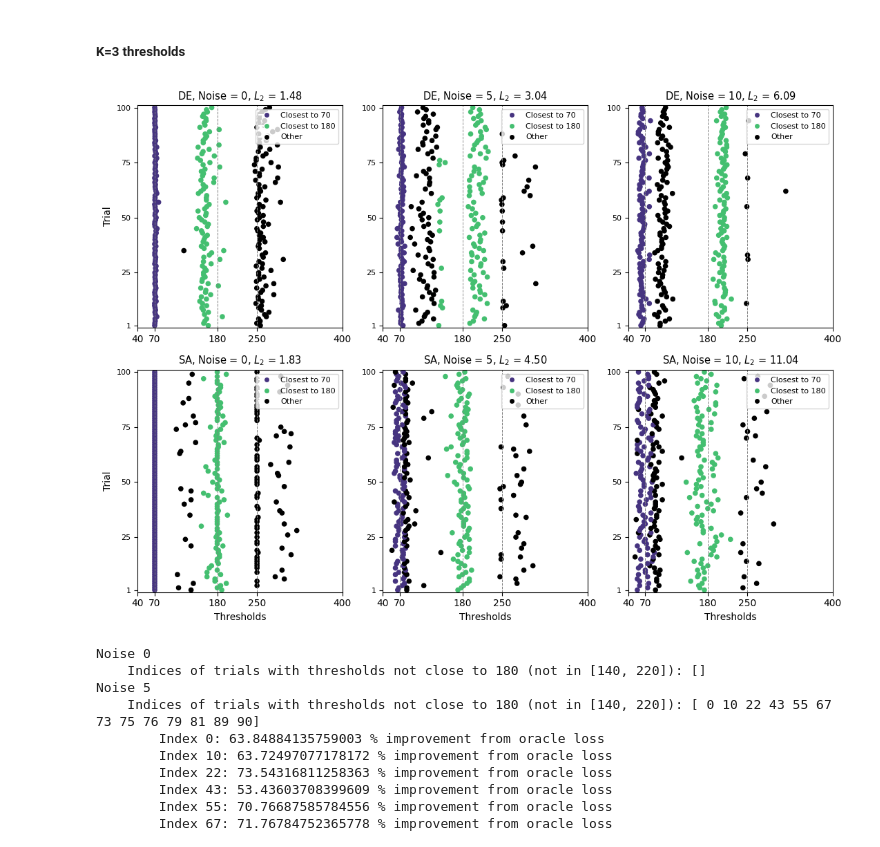
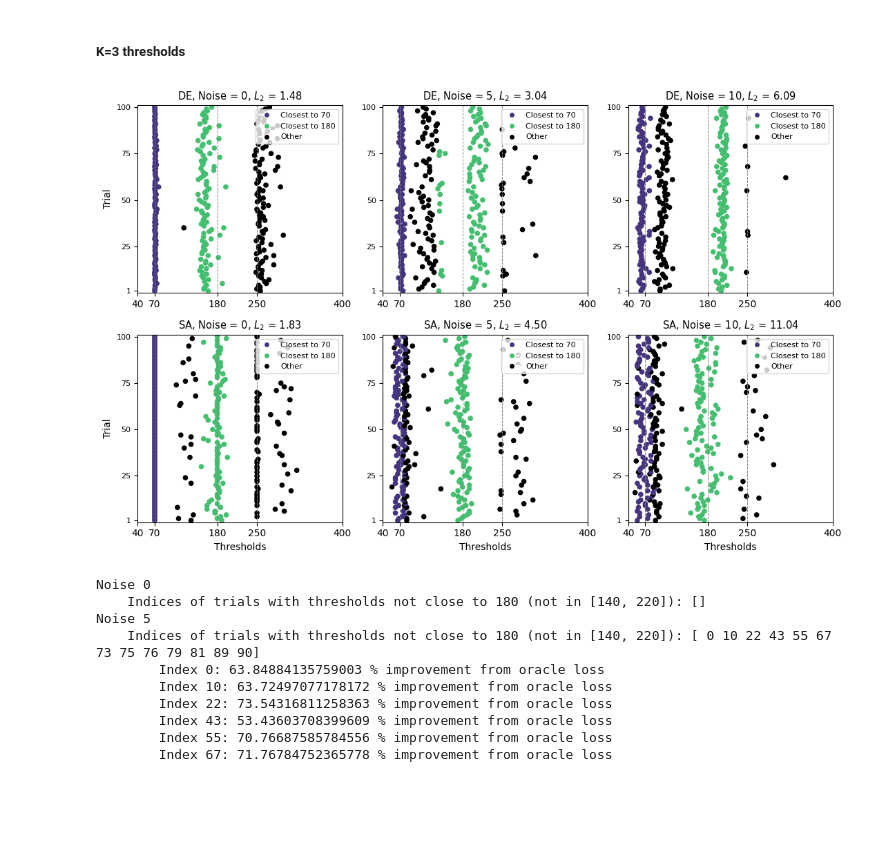
Before and after one commit to IrinaStatsLab/OptiThresholds, a Jupyter notebook: Simulations.ipynb, the cells around one changed output. Saved outputs shown, nothing was run; the diff lists cells and outputs as text; code cells hidden in the pictures; blank space fills up the shorter version.

```diff
--- a/Simulations.ipynb
+++ b/Simulations.ipynb
@@ -649,20 +608,17 @@ res2 = run_greedy_parallel(n=200, reps=100, njobs=50, noise=10, loss="Loss2")
 # %%
 # Loss 1
-noise_levels = [0, 5, 10]
-loss_types = ['Loss1']
-n, K = 200, 2
+for noise in noise_levels:
+    loss = "Loss1"
 
-for noise in noise_levels:
-    for loss in loss_types:
-        # Load saved results
-        with open(f"results/simulation2/ss-n{n}-noise{noise}_{loss}.pkl", 'rb') as f:
-            res = pickle.load(f)
+    # Load saved results
+    with open(f"results/simulation2/ss-n{n}-noise{noise}_{loss}.pkl", 'rb') as f:
+        res = pickle.load(f)
 
-        # Extract thresholds and L1 losses
-        thresholds3 = np.array([r['thresholds'] for r in res])
-        losses3 = np.array([r['loss_history'][3] for r in res])
-        print(f"Noise {noise} - {loss}")
-        print(f"    Thresholds 3: {thresholds3.mean(axis=0)} +/- {thresholds3.std(axis=0)}")
-        print(f"    Loss 1: {losses3.mean(axis=0)} +/- {losses3.std(axis=0)}")
+    # Extract thresholds and L1 losses
+    thresholds3 = np.array([r['thresholds'] for r in res])
+    losses3 = np.array([r['loss_history'][3] for r in res])
+    print(f"Noise {noise} - {loss}")
+    print(f"    Thresholds 3: {thresholds3.mean(axis=0)} +/- {thresholds3.std(axis=0)}")
+    print(f"    Loss 1: {losses3.mean(axis=0)} +/- {losses3.std(axis=0)}")
 # %% [output]
 Noise 0 - Loss1
@@ -793,7 +719,17 @@ rep100_result = run_greedy_parallel(n=200, reps=100, K=2, njobs=50, noise=10)
+# %%
+# 85 min with 50 cores
+for noise in noise_levels:
+    rep100_result = run_parallel_method(
+        method="paa",
+        n=n,
+        reps=reps,
+        njobs=njobs,
+        noise=noise,
+        K=K["paa"],
+        setting="Setting2",
+    )
 # %%
-n = 200
-
-for noise in [0, 5, 10]:
+for noise in noise_levels:
     print(f"Results for noise {noise}")
 
     # Load saved results
@@ -830,7 +900,7 @@ viridis = plt.get_cmap('viridis')
 purple_color = viridis(0.15)  # viridis purple value
 green_color = viridis(0.7)    # viridis green value
 
-plt.figure(figsize=(11, 8))
+plt.figure(figsize=(11, 7))
 
 methods_name = ['DE', 'SA']  # Methods
 
@@ -866,34 +936,35 @@ for k, method_name in enumerate(methods_name):
 
         plt.ylim(0, 101)
         plt.xticks([40, 70, 180, 250, 400])
         plt.yticks([1, 25, 50, 75, 100], fontsize=8)
 
         # Set title
         title = f"{method_name}, Noise = {noise}"
         if loss is not None:
             title += r", $L_2$ = {:.2f}".format(np.mean(loss))
         plt.title(title, fontsize=10.5)
 
         # Axis labels
         if k == 1:  # Bottom row
             plt.xlabel('Thresholds')
         if i == 0:  # Left column
             plt.ylabel('Trial')
 
         # Add legend
         legend_elements = [
             Line2D([0], [0], marker='o', color='w', label='Closest to 70', markerfacecolor=purple_color, markersize=6),
             Line2D([0], [0], marker='o', color='w', label='Closest to 180', markerfacecolor=green_color, markersize=6),
             Line2D([0], [0], marker='o', color='w', label='Other', markerfacecolor='black', markersize=6)
         ]
         ax.legend(handles=legend_elements, loc='upper right', fontsize=8)
 
 plt.subplots_adjust(hspace=0.4, wspace=0.3)
 plt.tight_layout()
 # plt.savefig("./images/setting2.jpeg", dpi=600, bbox_inches="tight")
+plt.savefig("./images_sim/setting2.tiff", dpi=800, bbox_inches="tight")
 plt.show()
 # %% [output]
-[figure, old version]
+[figure, new version]
 # %%
 # Analysis of seemingly outliers for DE: compared to the loss at the oracle thresholds
 oracle = np.array([40, 70, 180, 250, 400])
```
Also changed, not shown: parts of 51 cells of this notebook, 19 other files.
